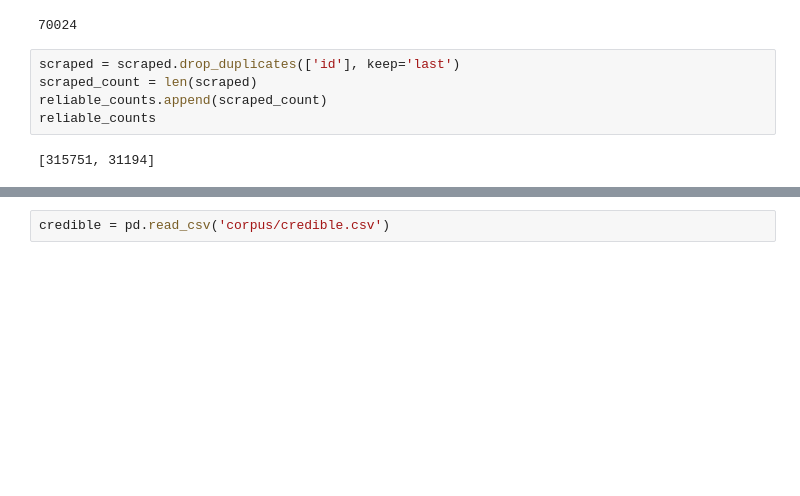
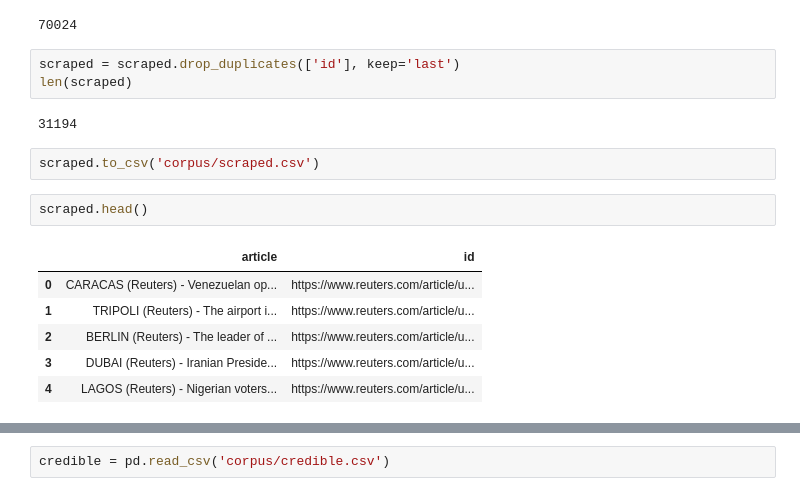
Before and after one commit to vincegiorno/fake_news, a Jupyter notebook: fake_news.ipynb, the cells around one changed output, grey strips where cells are left out. Saved outputs shown, nothing was run; the diff lists cells and outputs as text; blank space fills up the shorter version.

```diff
--- a/fake_news.ipynb
+++ b/fake_news.ipynb
@@ -398,8 +398,17 @@ len(scraped)
 70024
 # %%
 scraped = scraped.drop_duplicates(['id'], keep='last')
-scraped_count = len(scraped)
-reliable_counts.append(scraped_count)
-reliable_counts
+len(scraped)
 # %% [output]
-[315751, 31194]
+31194
+# %%
+scraped.to_csv('corpus/scraped.csv')
+# %%
+scraped.head()
+# %% [output]
+|  | article | id |
+| 0 | CARACAS (Reuters) - Venezuelan op... | https://www.reuters.com/article/u... |
+| 1 | TRIPOLI (Reuters) - The airport i... | https://www.reuters.com/article/u... |
+| 2 | BERLIN (Reuters) - The leader of ... | https://www.reuters.com/article/u... |
+| 3 | DUBAI (Reuters) - Iranian Preside... | https://www.reuters.com/article/u... |
+| 4 | LAGOS (Reuters) - Nigerian voters... | https://www.reuters.com/article/u... |
```
Also changed, not shown: parts of 15 cells of this notebook.
